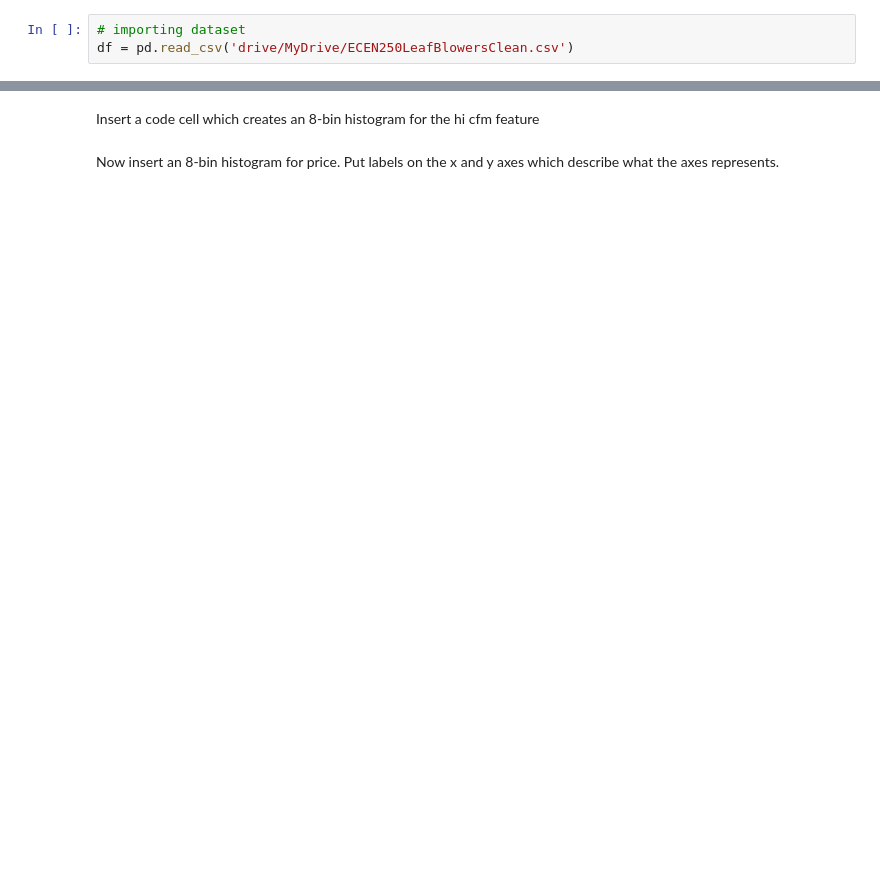
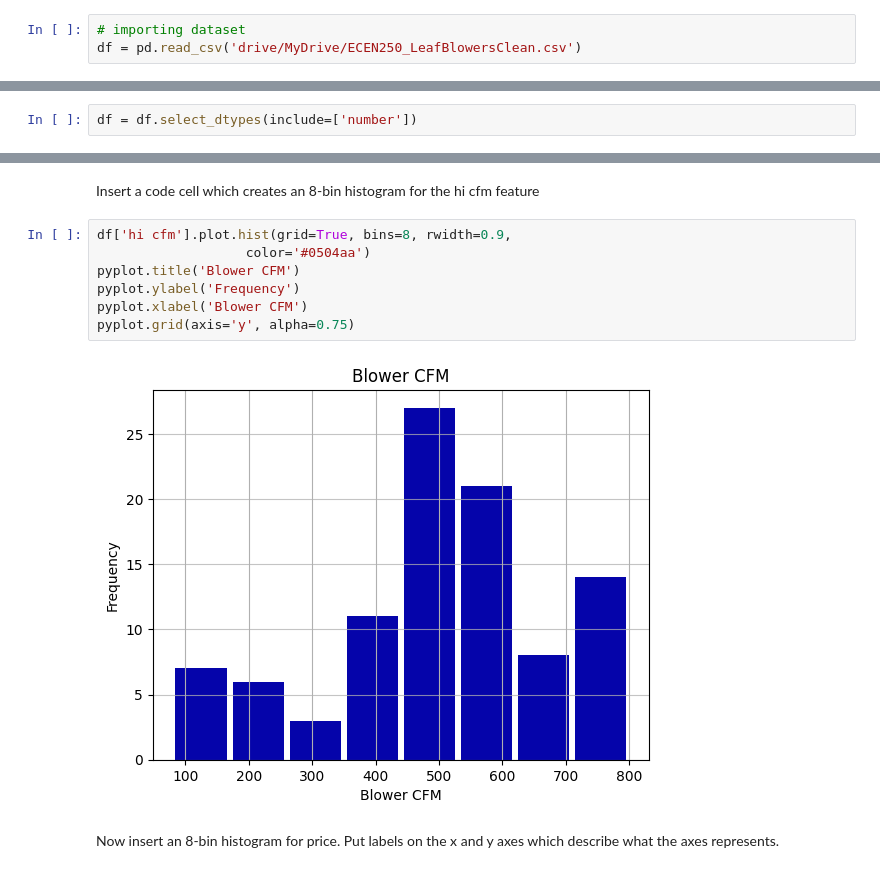
Before and after one commit to hessef/ECEN250, a Jupyter notebook: Lab3/ECEN250_Lab3.ipynb, the cells around one changed output, grey strips where cells are left out. Drawn from its saved outputs; the diff is of its cells as text; blank space fills up the shorter version.

```diff
--- a/Lab3/ECEN250_Lab3.ipynb
+++ b/Lab3/ECEN250_Lab3.ipynb
@@ -352,5 +436,5 @@ In the previous lab, you worked on cleaning a CSV file. For this lab, we provide
 # %%
 # importing dataset
-df = pd.read_csv('drive/MyDrive/ECEN250LeafBlowersClean.csv')
+df = pd.read_csv('drive/MyDrive/ECEN250_LeafBlowersClean.csv')
 # %%
 df.info()
@@ -363,3 +481,5 @@ df
+# %%
+df = df.select_dtypes(include=['number'])
 # %% [markdown]
 Now that we have reloaded our clean blower data, lets look at some statistics
 # %%
@@ -409,4 +574,13 @@ pyplot.grid(axis='y', alpha=0.75)
 # %% [markdown]
 Insert a code cell which creates an 8-bin histogram for the hi cfm feature
+# %%
+df['hi cfm'].plot.hist(grid=True, bins=8, rwidth=0.9,
+                   color='#0504aa')
+pyplot.title('Blower CFM')
+pyplot.ylabel('Frequency')
+pyplot.xlabel('Blower CFM')
+pyplot.grid(axis='y', alpha=0.75)
+# %% [output]
+[figure, added]
 # %% [markdown]
 Now insert an 8-bin histogram for price.  Put labels on the x and y axes which describe what the axes represents.
```
Also changed, not shown: parts of 49 cells of this notebook.
